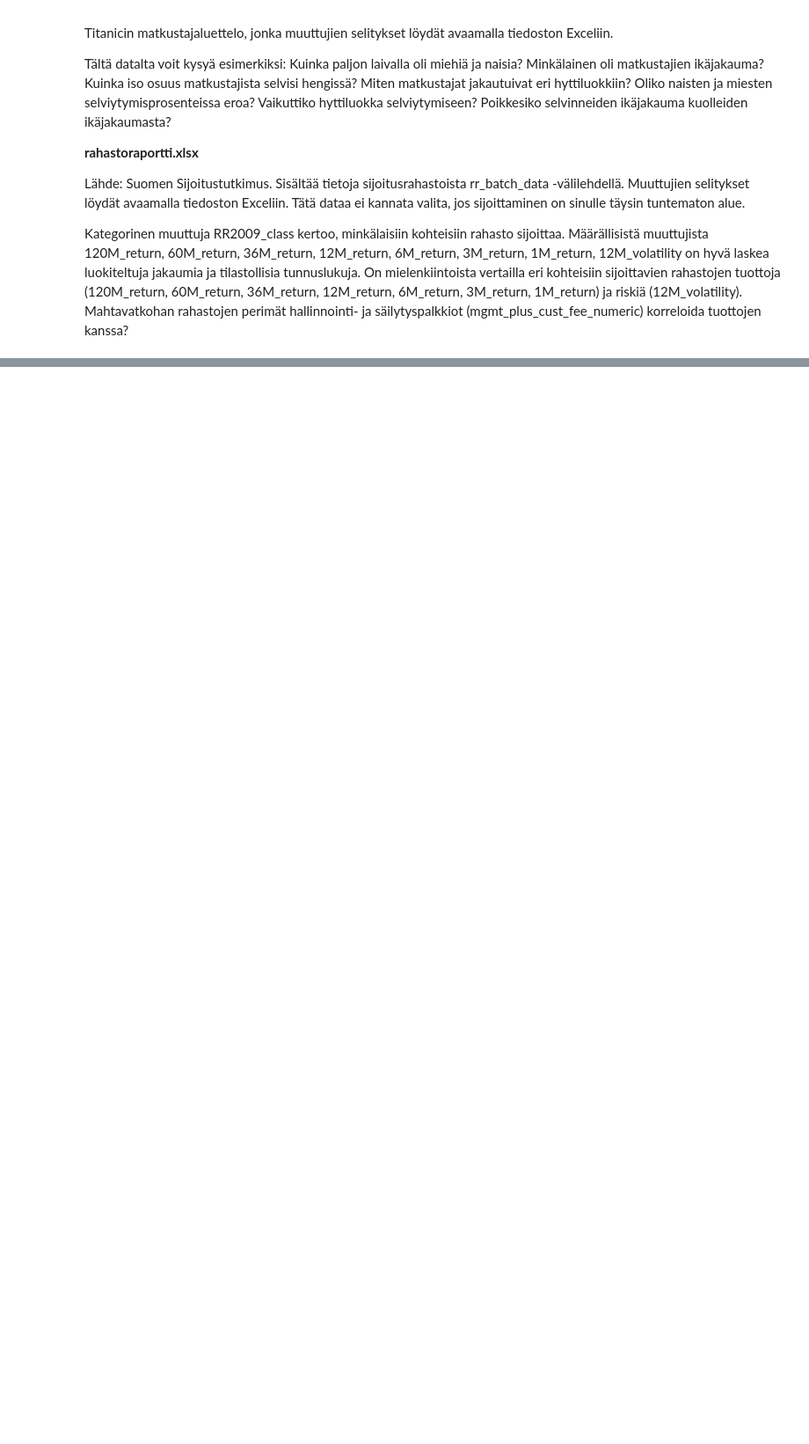
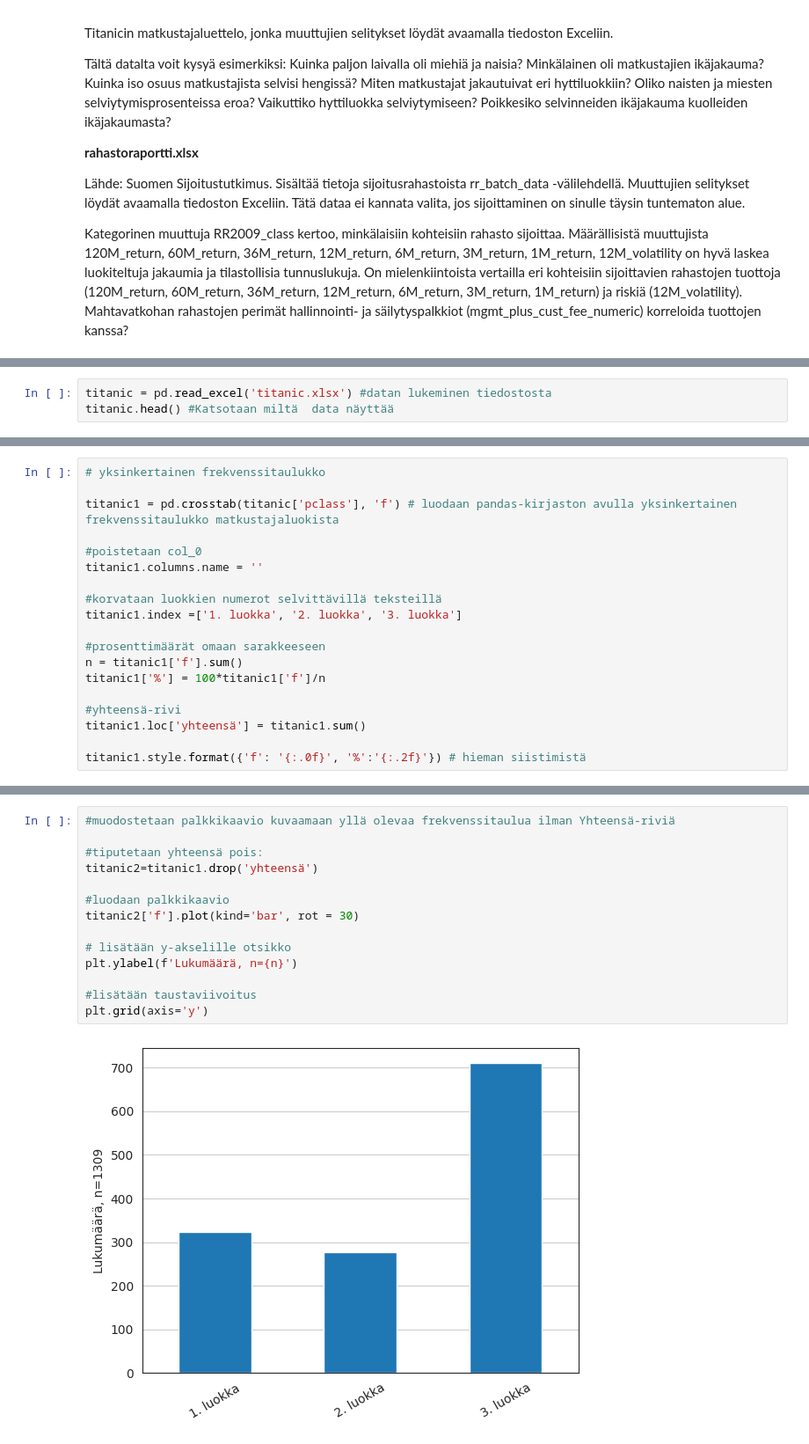
Before and after one commit to TetricusCM/Data-analytiikkaa-Pythonilla, a Jupyter notebook: Tehtävä1.ipynb, the cells around one changed output, grey strips where cells are left out. Shown at 88% size. Drawn from its saved outputs; the diff is of its cells as text; blank space fills up the shorter version.

```diff
--- a/Tehtävä1.ipynb
+++ b/Tehtävä1.ipynb
@@ -41,0 +60,3 @@ Kategorinen muuttuja RR2009_class kertoo, minkälaisiin kohteisiin rahasto sijoi
+# %%
+titanic = pd.read_excel('titanic.xlsx') #datan lukeminen tiedostosta
+titanic.head() #Katsotaan miltä  data näyttää
@@ -41,0 +95,19 @@ Kategorinen muuttuja RR2009_class kertoo, minkälaisiin kohteisiin rahasto sijoi
+# %%
+# yksinkertainen frekvenssitaulukko
+
+titanic1 = pd.crosstab(titanic['pclass'], 'f') # luodaan pandas-kirjaston avulla yksinkertainen frekvenssitaulukko matkustajaluokista
+
+#poistetaan col_0
+titanic1.columns.name = ''
+
+#korvataan luokkien numerot selvittävillä teksteillä
+titanic1.index =['1. luokka', '2. luokka', '3. luokka']
+
+#prosenttimäärät omaan sarakkeeseen
+n = titanic1['f'].sum()
+titanic1['%'] = 100*titanic1['f']/n
+
+#yhteensä-rivi
+titanic1.loc['yhteensä'] = titanic1.sum()
+
+titanic1.style.format({'f': '{:.0f}', '%':'{:.2f}'}) # hieman siistimistä
@@ -41,0 +120,16 @@ Kategorinen muuttuja RR2009_class kertoo, minkälaisiin kohteisiin rahasto sijoi
+# %%
+#muodostetaan palkkikaavio kuvaamaan yllä olevaa frekvenssitaulua ilman Yhteensä-riviä
+
+#tiputetaan yhteensä pois:
+titanic2=titanic1.drop('yhteensä')
+
+#luodaan palkkikaavio
+titanic2['f'].plot(kind='bar', rot = 30)
+
+# lisätään y-akselille otsikko
+plt.ylabel(f'Lukumäärä, n={n}')
+
+#lisätään taustaviivoitus
+plt.grid(axis='y')
+# %% [output]
+[figure, added]
```
Also changed, not shown: parts of 13 cells of this notebook.
